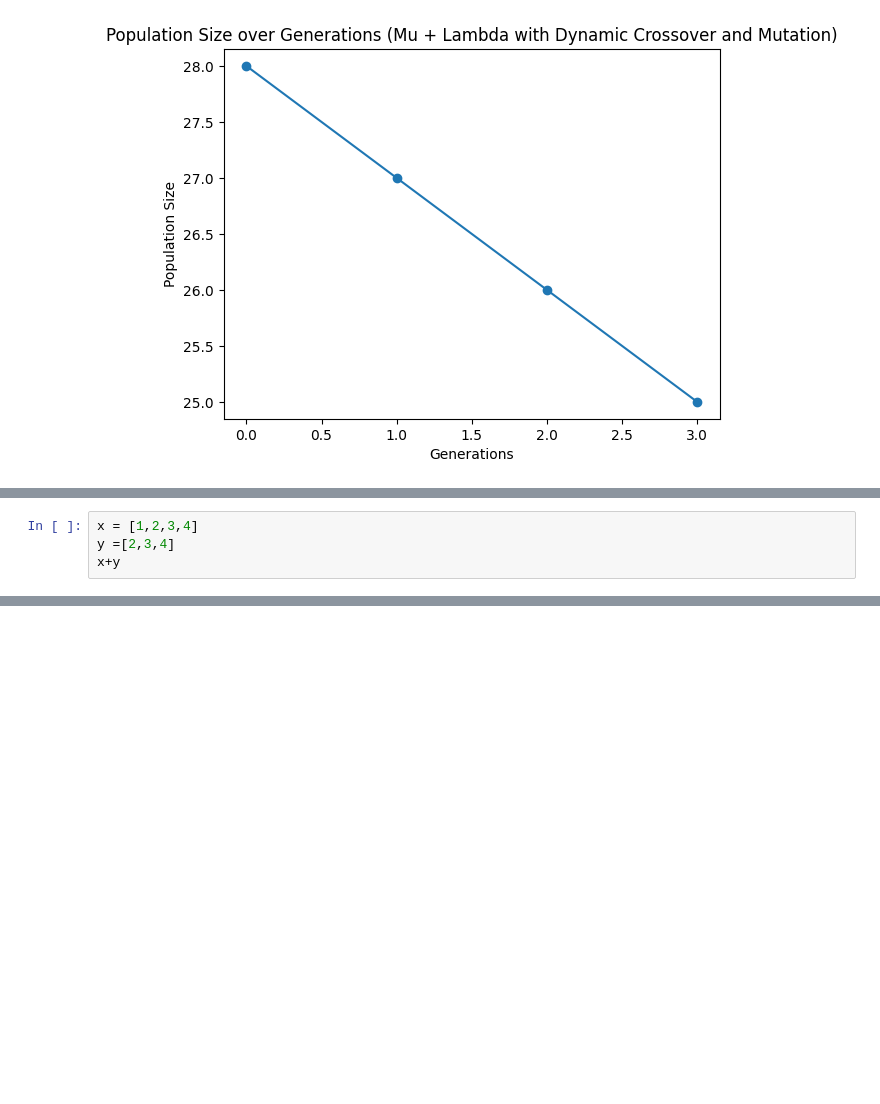
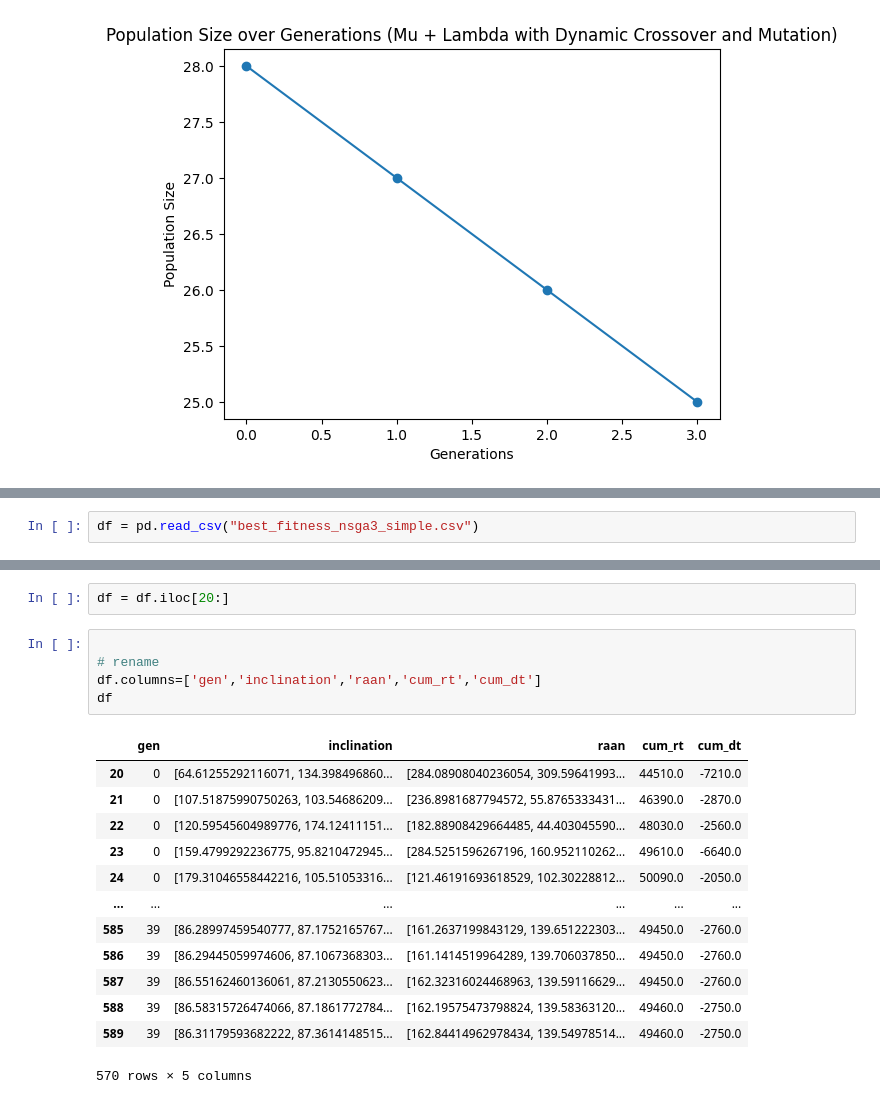
Before and after one commit to amarnepali/masterResearchProj, a Jupyter notebook: Constellation_And_Detection.ipynb, the cells around one changed output, grey strips where cells are left out. Drawn from its saved outputs; the diff is of its cells as text; blank space fills up the shorter version.

```diff
--- a/Constellation_And_Detection.ipynb
+++ b/Constellation_And_Detection.ipynb
@@ -2874,4 +3102,2 @@ Generation 3: Best Individual = [[157.47767481662774, 166.70647918355962, 19.080
 # %%
-x = [1,2,3,4]
-y =[2,3,4]
-x+y
+df = pd.read_csv("best_fitness_nsga3_simple.csv")
@@ -2879,0 +3113,21 @@ x+y
+# %%
+df = df.iloc[20:]
+# %%
+
+# rename
+df.columns=['gen','inclination','raan','cum_rt','cum_dt']
+df
+# %% [output]
+|  | gen | inclination | raan | cum_rt | cum_dt |
+| 20 | 0 | [64.61255292116071, 134.398496860... | [284.08908040236054, 309.59641993... | 44510.0 | -7210.0 |
+| 21 | 0 | [107.51875990750263, 103.54686209... | [236.8981687794572, 55.8765333431... | 46390.0 | -2870.0 |
+| 22 | 0 | [120.59545604989776, 174.12411151... | [182.88908429664485, 44.403045590... | 48030.0 | -2560.0 |
+| 23 | 0 | [159.4799292236775, 95.8210472945... | [284.5251596267196, 160.952110262... | 49610.0 | -6640.0 |
+| 24 | 0 | [179.31046558442216, 105.51053316... | [121.46191693618529, 102.30228812... | 50090.0 | -2050.0 |
+| ... | ... | ... | ... | ... | ... |
+| 585 | 39 | [86.28997459540777, 87.1752165767... | [161.2637199843129, 139.651222303... | 49450.0 | -2760.0 |
+| 586 | 39 | [86.29445059974606, 87.1067368303... | [161.1414519964289, 139.706037850... | 49450.0 | -2760.0 |
+| 587 | 39 | [86.55162460136061, 87.2130550623... | [162.32316024468963, 139.59116629... | 49450.0 | -2760.0 |
+| 588 | 39 | [86.58315726474066, 87.1861772784... | [162.19575473798824, 139.58363120... | 49460.0 | -2750.0 |
+| 589 | 39 | [86.31179593682222, 87.3614148515... | [162.84414962978434, 139.54978514... | 49460.0 | -2750.0 |
+570 rows × 5 columns
```
Also changed, not shown: parts of 11 cells of this notebook, 2 other files.
